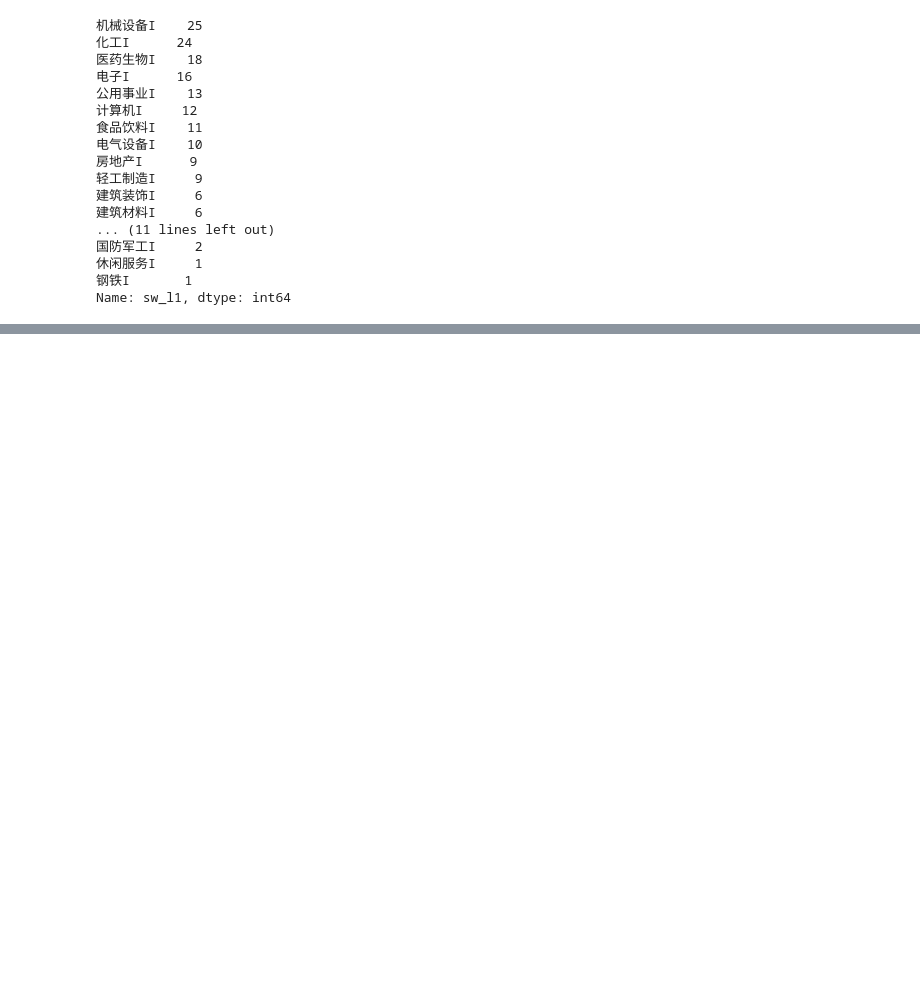
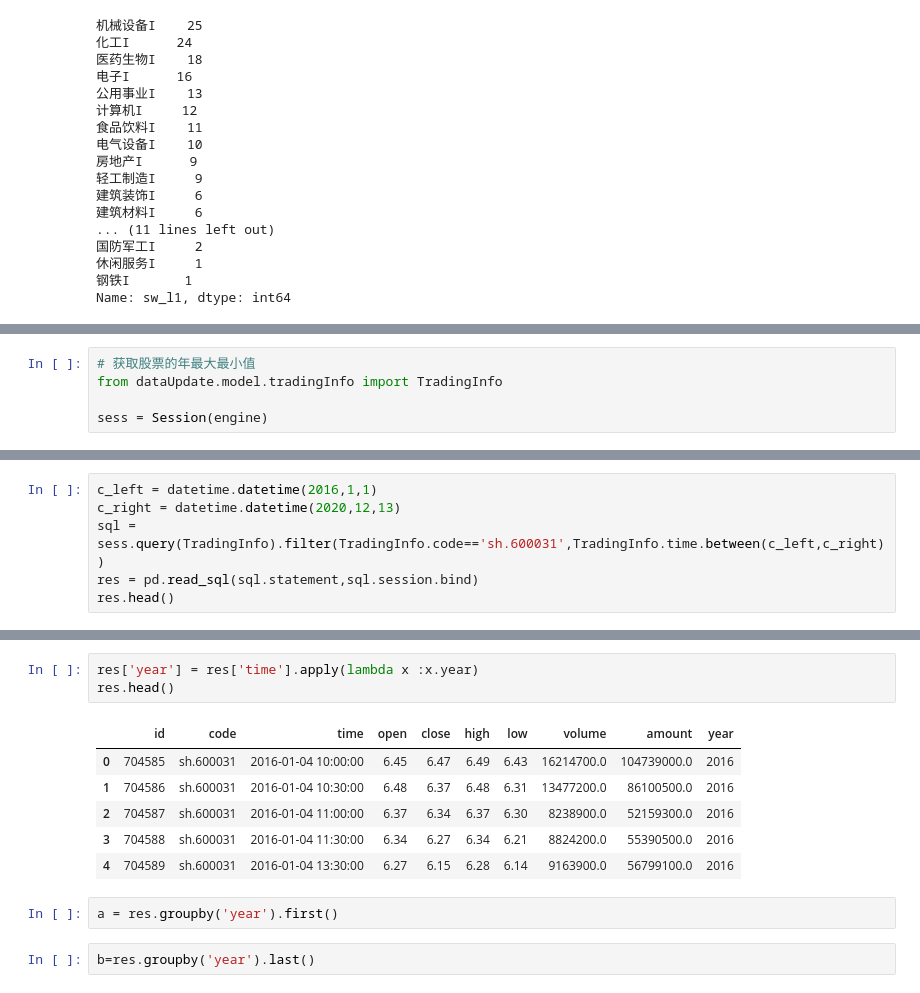
Before and after one commit to WuZifan/backtrader_learning, a Jupyter notebook: pyNoteBook/03_stock_selection.ipynb, the cells around one changed output, grey strips where cells are left out. Drawn from its saved outputs; the diff is of its cells as text; blank space fills up the shorter version.

```diff
--- a/pyNoteBook/03_stock_selection.ipynb
+++ b/pyNoteBook/03_stock_selection.ipynb
@@ -133,0 +123,5 @@ res2[res2.sw_l1=='机械设备I']
+# %%
+# 获取股票的年最大最小值
+from dataUpdate.model.tradingInfo import TradingInfo
+
+sess = Session(engine)
@@ -133,0 +378,6 @@ res2[res2.sw_l1=='机械设备I']
+# %%
+c_left = datetime.datetime(2016,1,1)
+c_right = datetime.datetime(2020,12,13)
+sql = sess.query(TradingInfo).filter(TradingInfo.code=='sh.600031',TradingInfo.time.between(c_left,c_right))
+res = pd.read_sql(sql.statement,sql.session.bind)
+res.head()
@@ -133,0 +391,14 @@ res2[res2.sw_l1=='机械设备I']
+# %%
+res['year'] = res['time'].apply(lambda x :x.year)
+res.head()
+# %% [output]
+|  | id | code | time | open | close | high | low | volume | amount | year |
+| 0 | 704585 | sh.600031 | 2016-01-04 10:00:00 | 6.45 | 6.47 | 6.49 | 6.43 | 16214700.0 | 104739000.0 | 2016 |
+| 1 | 704586 | sh.600031 | 2016-01-04 10:30:00 | 6.48 | 6.37 | 6.48 | 6.31 | 13477200.0 | 86100500.0 | 2016 |
+| 2 | 704587 | sh.600031 | 2016-01-04 11:00:00 | 6.37 | 6.34 | 6.37 | 6.30 | 8238900.0 | 52159300.0 | 2016 |
+| 3 | 704588 | sh.600031 | 2016-01-04 11:30:00 | 6.34 | 6.27 | 6.34 | 6.21 | 8824200.0 | 55390500.0 | 2016 |
+| 4 | 704589 | sh.600031 | 2016-01-04 13:30:00 | 6.27 | 6.15 | 6.28 | 6.14 | 9163900.0 | 56799100.0 | 2016 |
+# %%
+a = res.groupby('year').first()
+# %%
+b=res.groupby('year').last()
```
Also changed, not shown: parts of 31 cells of this notebook, 5 other files.
